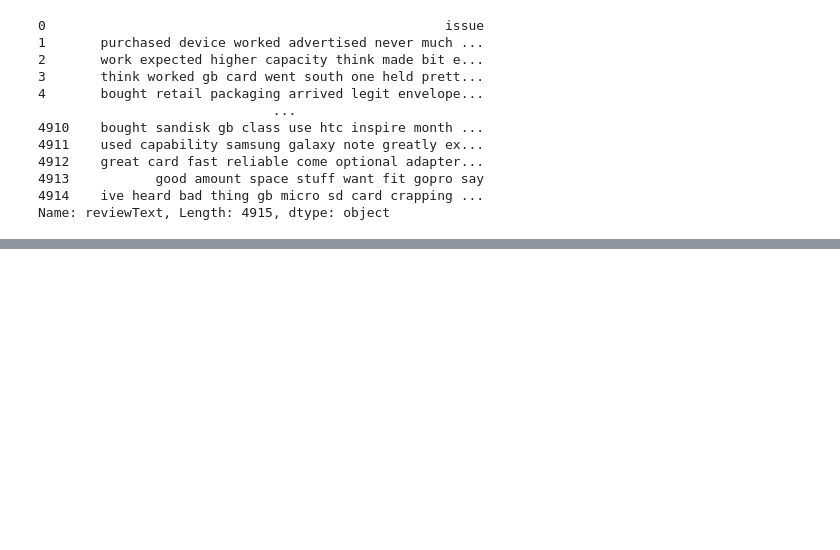
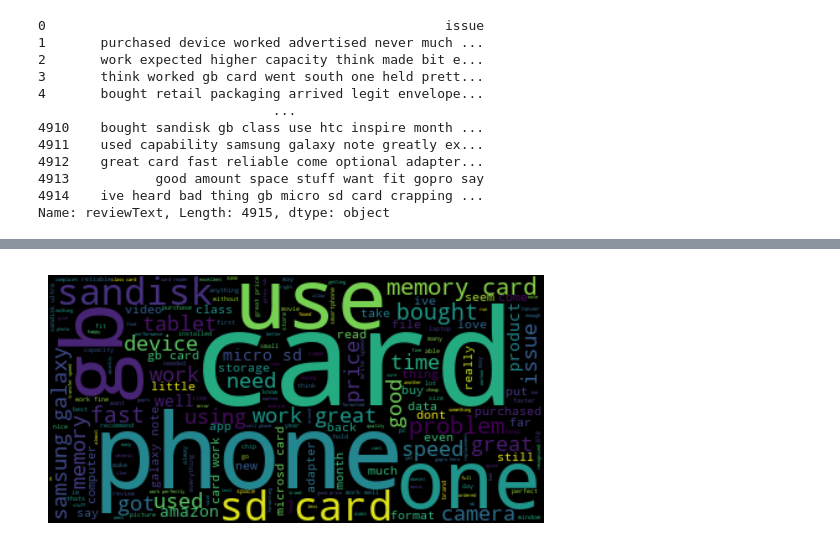
Before and after one commit to giraydorukyurt7/Data_Science-And-Artificial_Intelligence-Journeys, a Jupyter notebook: Natural_Language_Processing/natural_language_processing.ipynb, the cells around one changed output, grey strips where cells are left out. Drawn from its saved outputs; the diff is of its cells as text; code cells hidden in the pictures; blank space fills up the shorter version.

```diff
--- a/Natural_Language_Processing/natural_language_processing.ipynb
+++ b/Natural_Language_Processing/natural_language_processing.ipynb
@@ -256,0 +326,7 @@ Name: reviewText, Length: 4915, dtype: object
+# %%
+wordcloud = WordCloud().generate(text)
+plt.imshow(wordcloud, interpolation="bilinear")
+plt.axis("off")
+plt.show()
+# %% [output]
+[figure, added]
```
Also changed, not shown: parts of 14 cells of this notebook.
